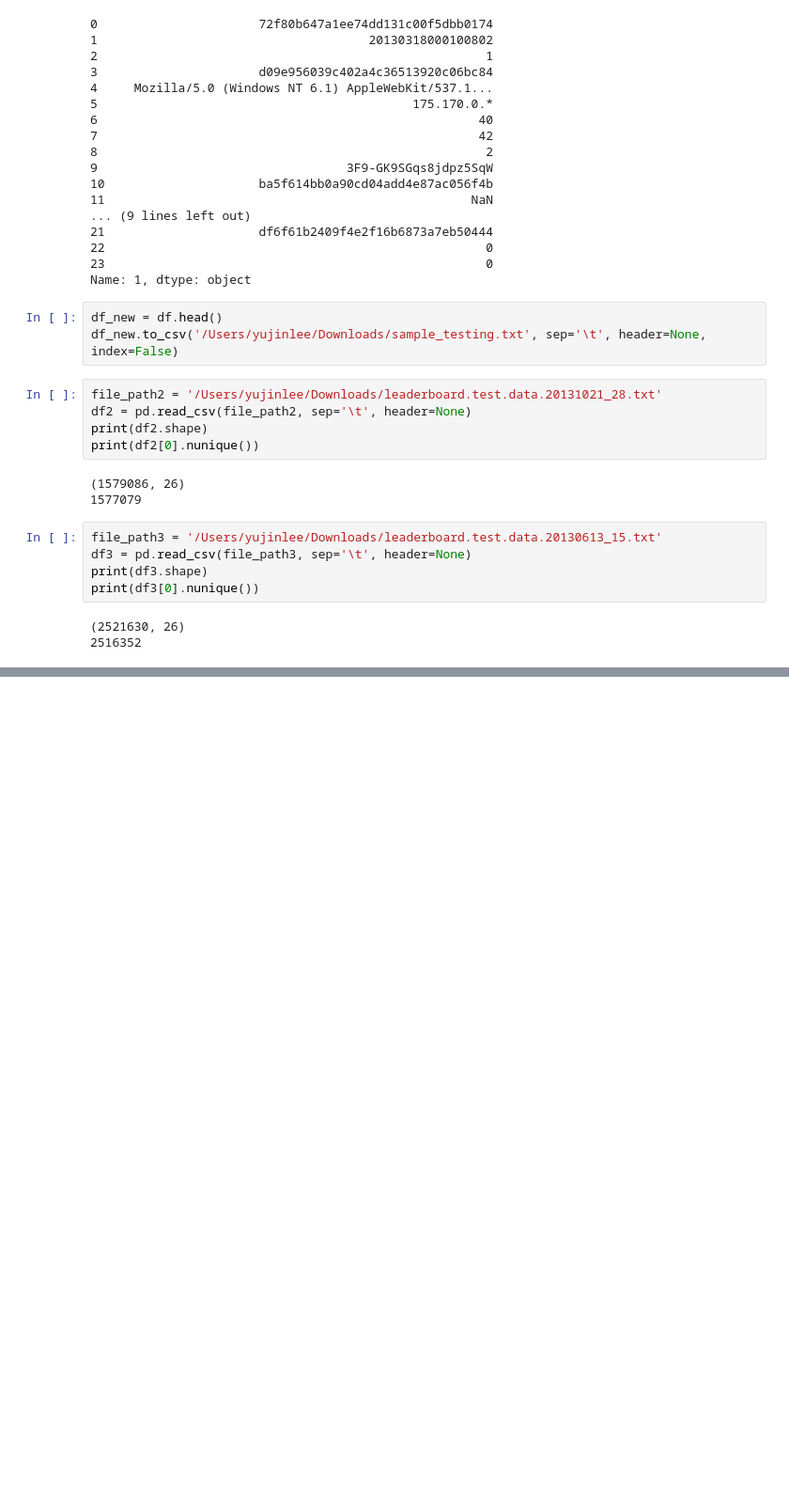
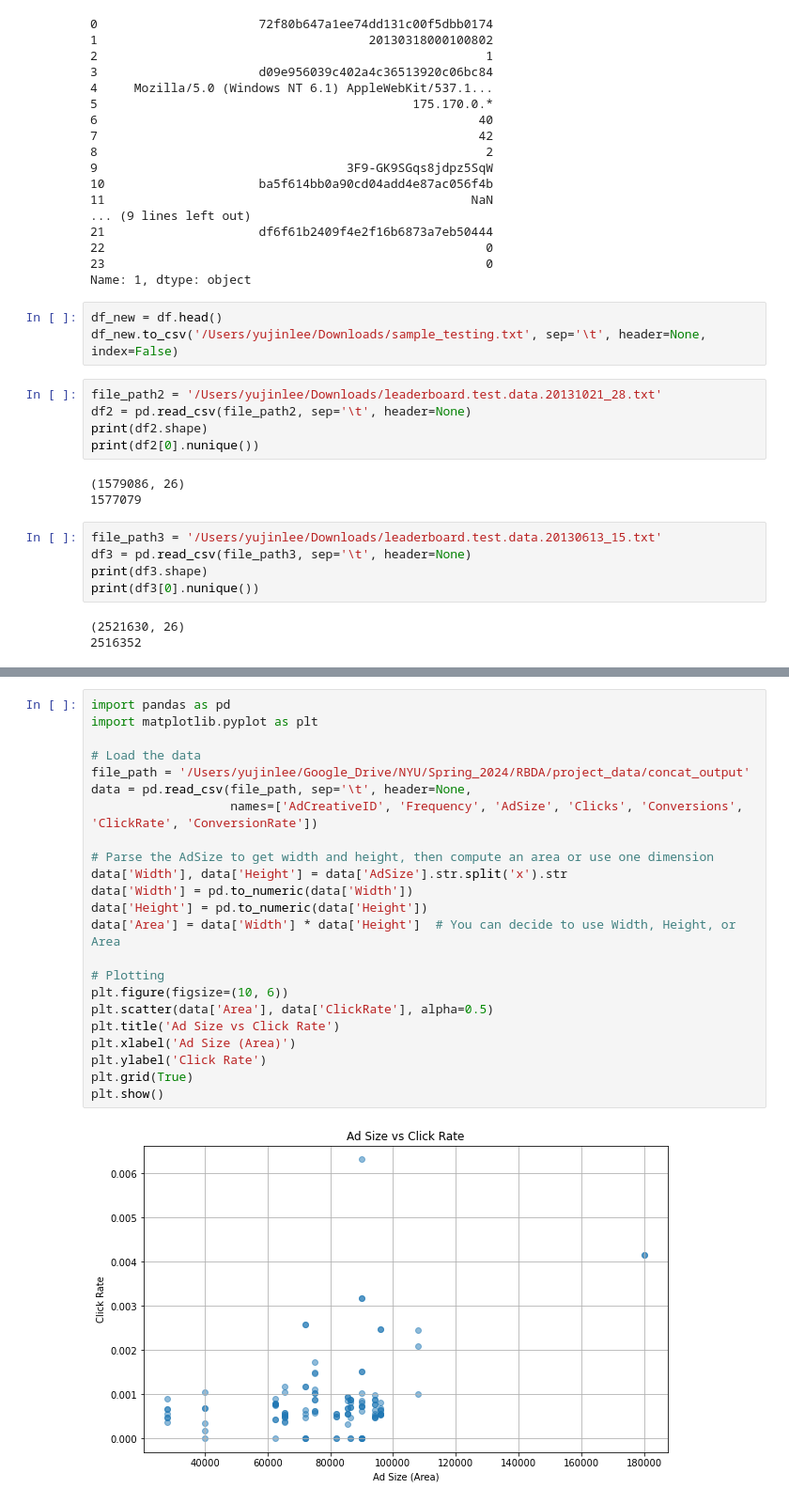
Before and after one commit to yujinlee0130/realtime_bidding, a Jupyter notebook: temp.ipynb, the cells around one changed output, grey strips where cells are left out. Shown: that part at 94% size. Drawn from its saved outputs; the diff is of its cells as text; blank space fills up the shorter version.

Commit message:
plots and revisions

```diff
--- a/temp.ipynb
+++ b/temp.ipynb
@@ -97,0 +154,25 @@ print(df3[0].nunique())
+# %%
+import pandas as pd
+import matplotlib.pyplot as plt
+
+# Load the data
+file_path = '/Users/yujinlee/Google_Drive/NYU/Spring_2024/RBDA/project_data/concat_output'
+data = pd.read_csv(file_path, sep='\t', header=None,
+                   names=['AdCreativeID', 'Frequency', 'AdSize', 'Clicks', 'Conversions', 'ClickRate', 'ConversionRate'])
+
+# Parse the AdSize to get width and height, then compute an area or use one dimension
+data['Width'], data['Height'] = data['AdSize'].str.split('x').str
+data['Width'] = pd.to_numeric(data['Width'])
+data['Height'] = pd.to_numeric(data['Height'])
+data['Area'] = data['Width'] * data['Height']  # You can decide to use Width, Height, or Area
+
+# Plotting
+plt.figure(figsize=(10, 6))
+plt.scatter(data['Area'], data['ClickRate'], alpha=0.5)
+plt.title('Ad Size vs Click Rate')
+plt.xlabel('Ad Size (Area)')
+plt.ylabel('Click Rate')
+plt.grid(True)
+plt.show()
+# %% [output]
+[figure, added]
```
Also changed, not shown: parts of 4 cells of this notebook, 2 other files.
